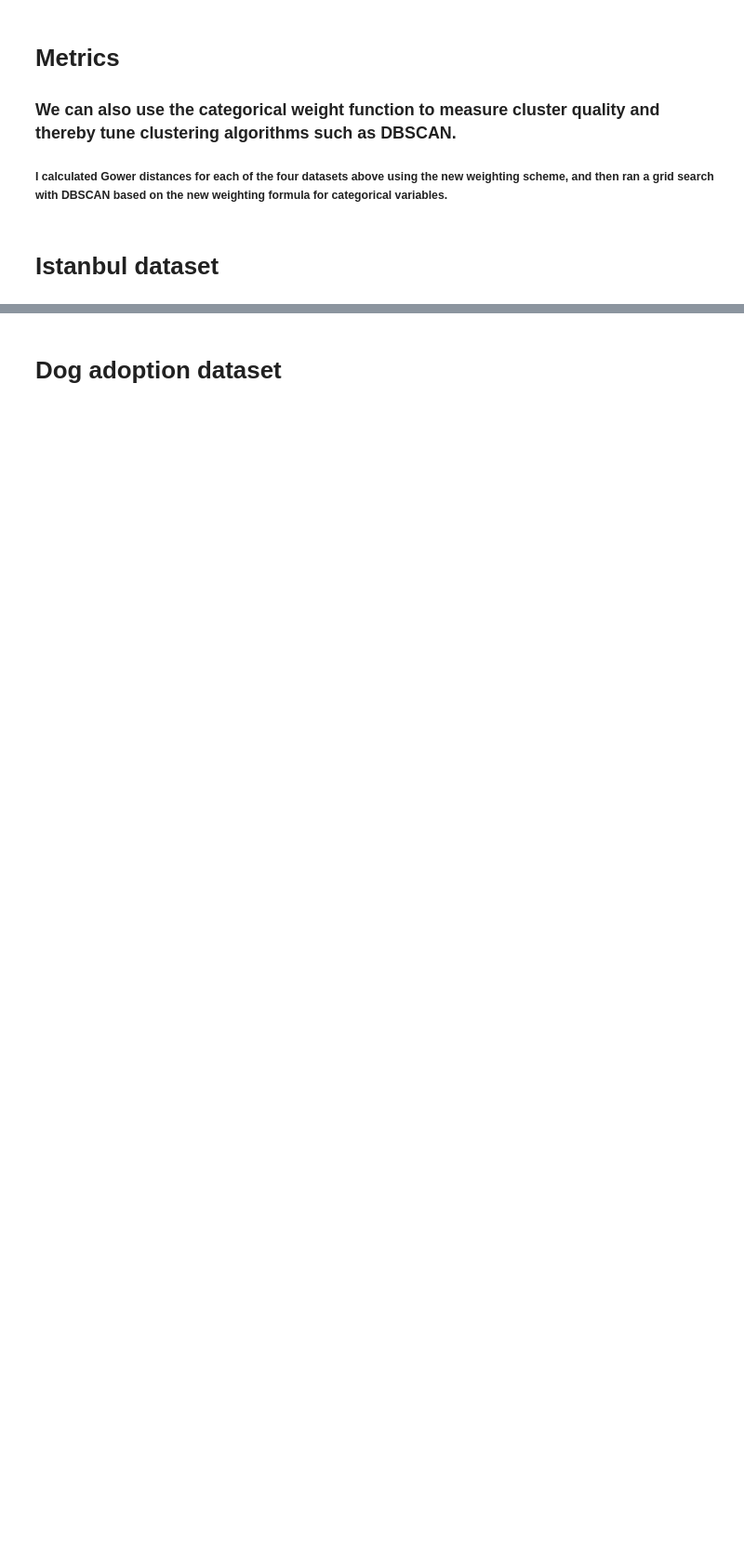
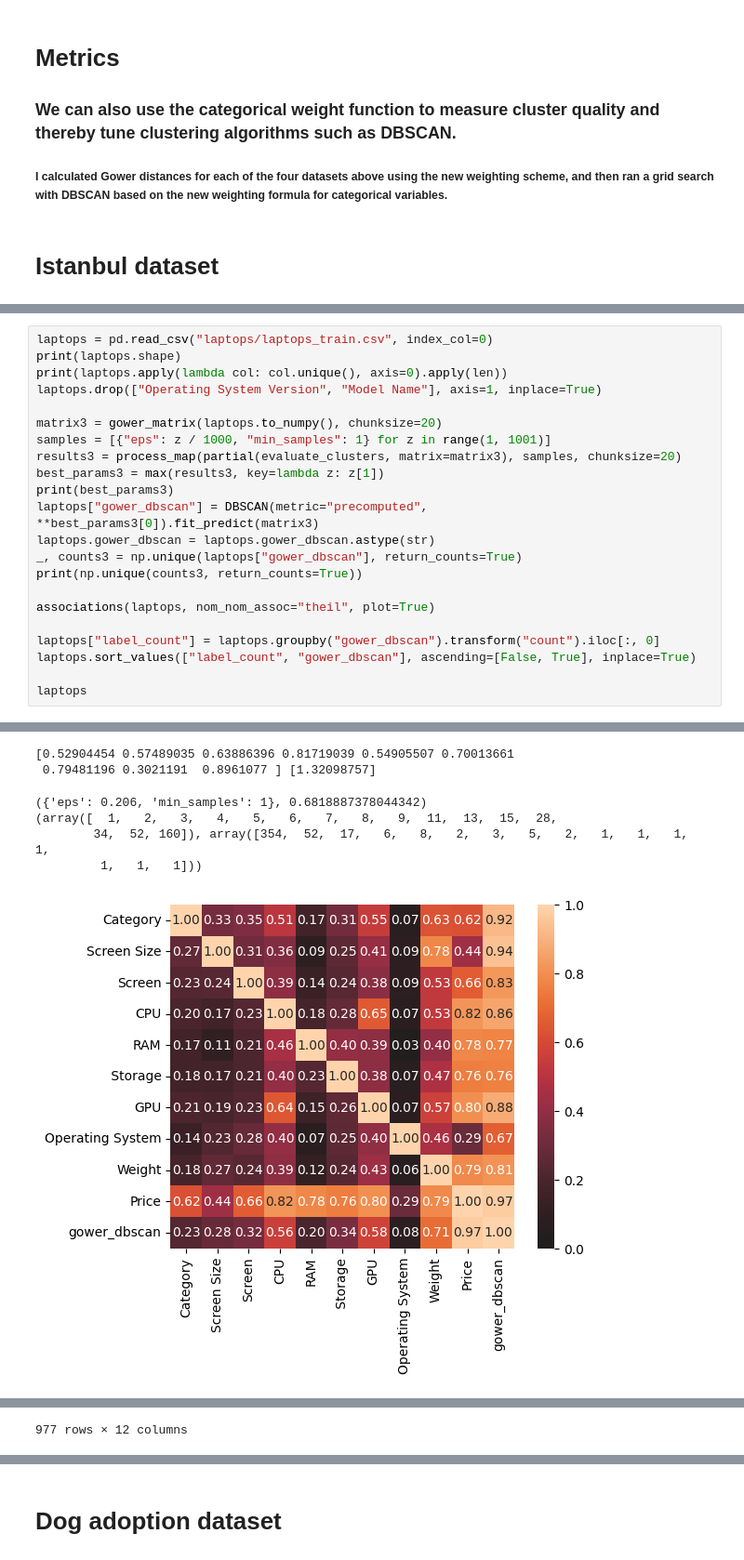
Before and after one commit to chrico-bu-uab/gower, a Jupyter notebook: examples.ipynb, the cells around one changed output, grey strips where cells are left out. Shown at 93% size. Saved outputs shown, nothing was run; the diff lists cells and outputs as text; blank space fills up the shorter version.

```diff
--- a/examples.ipynb
+++ b/examples.ipynb
@@ -91,0 +102,23 @@ istanbul
+# %%
+laptops = pd.read_csv("laptops/laptops_train.csv", index_col=0)
+print(laptops.shape)
+print(laptops.apply(lambda col: col.unique(), axis=0).apply(len))
+laptops.drop(["Operating System Version", "Model Name"], axis=1, inplace=True)
+
+matrix3 = gower_matrix(laptops.to_numpy(), chunksize=20)
+samples = [{"eps": z / 1000, "min_samples": 1} for z in range(1, 1001)]
+results3 = process_map(partial(evaluate_clusters, matrix=matrix3), samples, chunksize=20)
+best_params3 = max(results3, key=lambda z: z[1])
+print(best_params3)
+laptops["gower_dbscan"] = DBSCAN(metric="precomputed", **best_params3[0]).fit_predict(matrix3)
+laptops.gower_dbscan = laptops.gower_dbscan.astype(str)
+_, counts3 = np.unique(laptops["gower_dbscan"], return_counts=True)
+print(np.unique(counts3, return_counts=True))
+
+associations(laptops, nom_nom_assoc="theil", plot=True)
+
+laptops["label_count"] = laptops.groupby("gower_dbscan").transform("count").iloc[:, 0]
+laptops.sort_values(["label_count", "gower_dbscan"], ascending=[False, True], inplace=True)
+
+laptops
+# %% [output]
@@ -91,0 +139,7 @@ istanbul
+[0.52904454 0.57489035 0.63886396 0.81719039 0.54905507 0.70013661
+ 0.79481196 0.3021191  0.8961077 ] [1.32098757]
+({'eps': 0.206, 'min_samples': 1}, 0.6818887378044342)
+(array([  1,   2,   3,   4,   5,   6,   7,   8,   9,  11,  13,  15,  28,
+        34,  52, 160]), array([354,  52,  17,   6,   8,   2,   3,   5,   2,   1,   1,   1,   1,
+         1,   1,   1]))
+[figure, added]
@@ -91,0 +159 @@ istanbul
+977 rows × 12 columns
```
Also changed, not shown: parts of 11 cells of this notebook, 4 other files.
